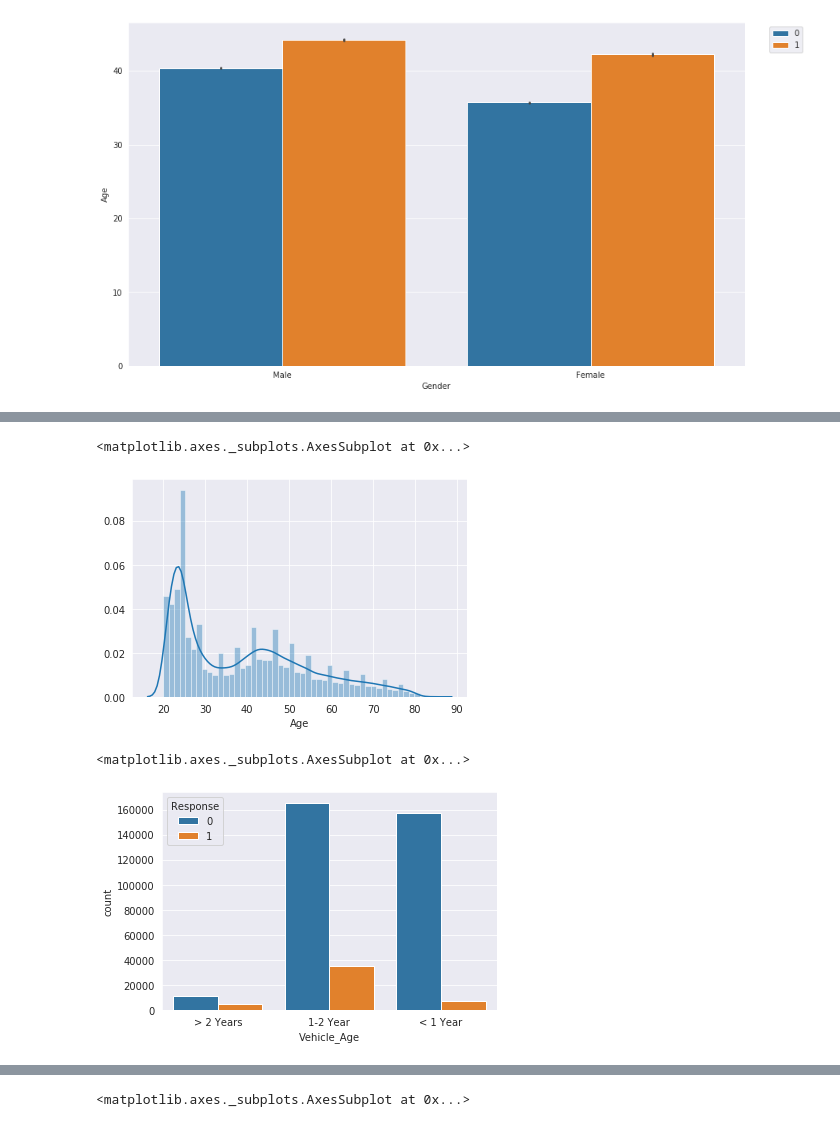
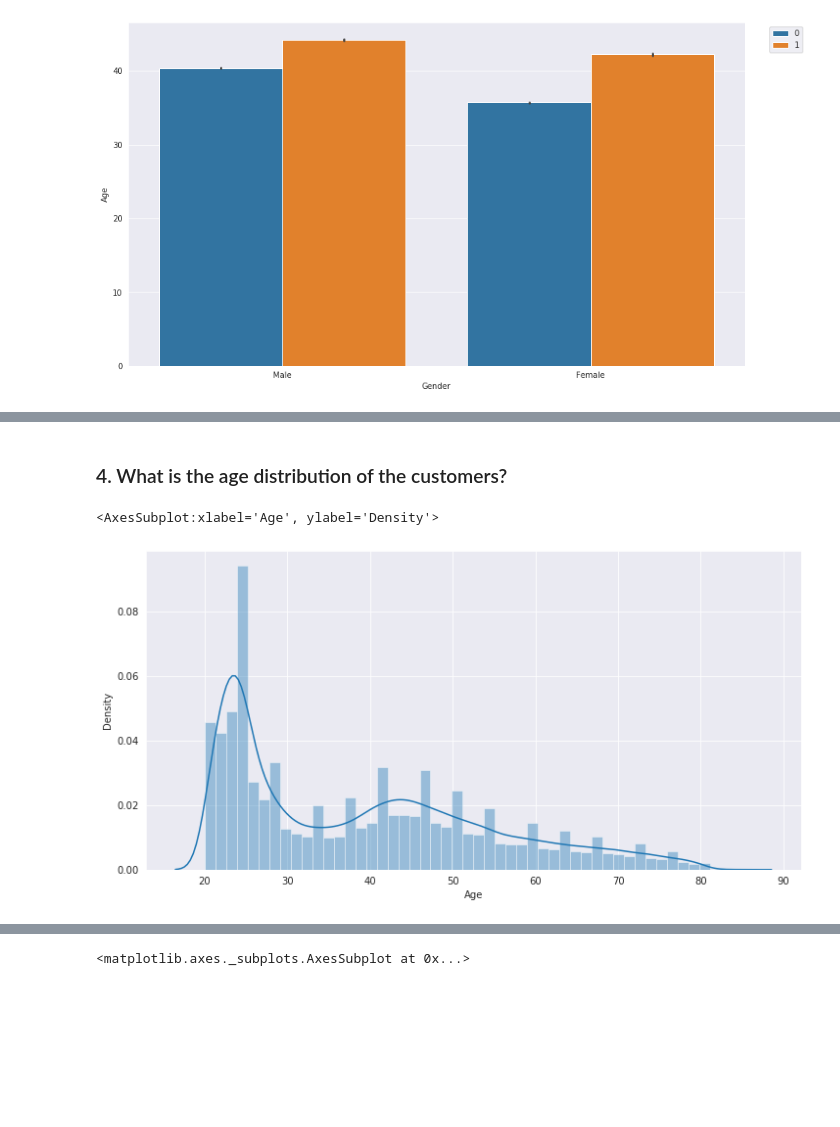
Before and after one commit to nabanitarimpi/Health-insurance-sell-prediction, a Jupyter notebook: health_insurance.ipynb, the cells around one changed output, grey strips where cells are left out. Saved outputs shown, nothing was run; the diff lists cells and outputs as text; code cells hidden in the pictures; blank space fills up the shorter version.

```diff
--- a/health_insurance.ipynb
+++ b/health_insurance.ipynb
@@ -126,10 +154,8 @@ sns.countplot('Vehicle_Damage', hue='Previously_Insured', data=train_df)
+# %% [markdown]
+### 4. What is the age distribution of the customers?
 # %%
+plt.figure(figsize=(12,6))
 sns.distplot(train_df['Age'])
 # %% [output]
-<matplotlib.axes._subplots.AxesSubplot at 0x...>
+<AxesSubplot:xlabel='Age', ylabel='Density'>
-[figure, old version]
+[figure, new version]
-# %%
-sns.countplot('Vehicle_Age', hue='Response', data=train_df)
-# %% [output]
-<matplotlib.axes._subplots.AxesSubplot at 0x...>
-[figure, removed]
```
Also changed, not shown: parts of 114 cells of this notebook.
